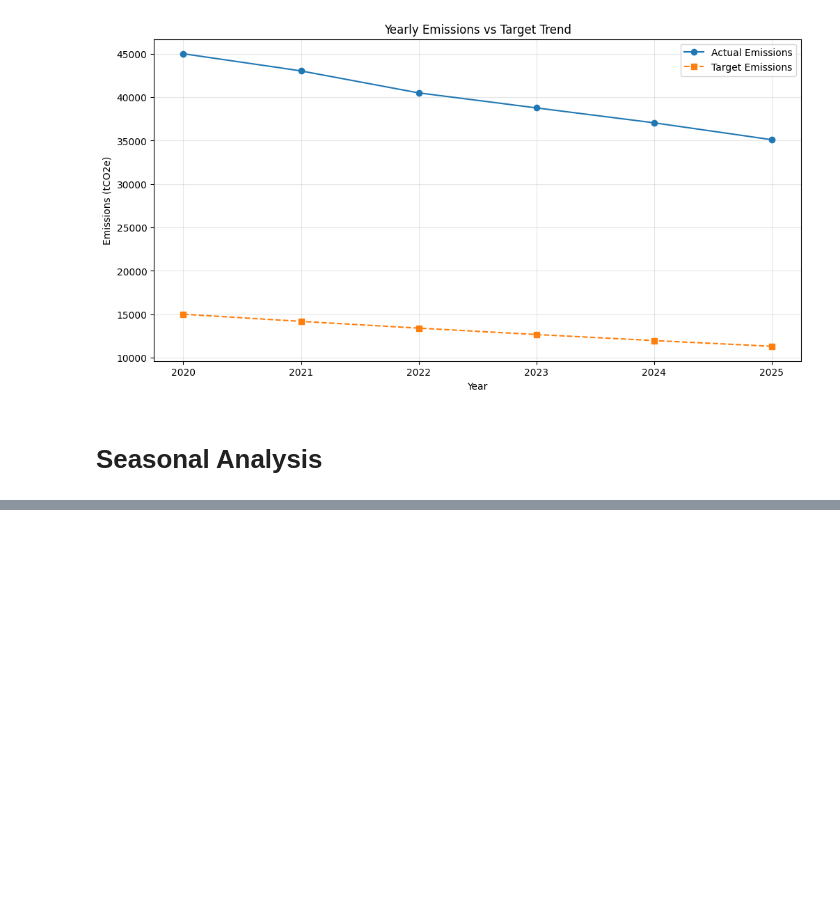
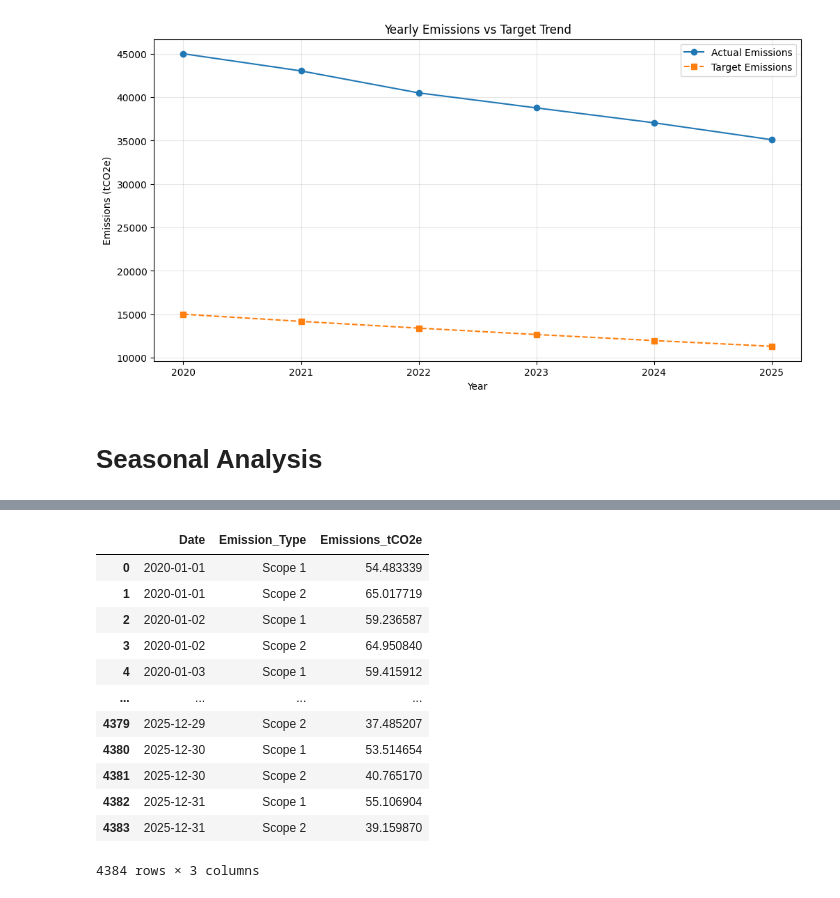
Before and after one commit to Ekeminimbabah/nexygen-carbon-emissions-forecasting, a Jupyter notebook: carbon_emission.ipynb, the cells around one changed output, grey strips where cells are left out. Drawn from its saved outputs; the diff is of its cells as text; code cells hidden in the pictures; blank space fills up the shorter version.

```diff
--- a/carbon_emission.ipynb
+++ b/carbon_emission.ipynb
@@ -235,0 +286,17 @@ plt.show()
+# %%
+emission_data = df.groupby(['Date', 'Emission_Type'])['Emissions_tCO2e'].sum().reset_index()
+emission_data
+# %% [output]
+|  | Date | Emission_Type | Emissions_tCO2e |
+| 0 | 2020-01-01 | Scope 1 | 54.483339 |
+| 1 | 2020-01-01 | Scope 2 | 65.017719 |
+| 2 | 2020-01-02 | Scope 1 | 59.236587 |
+| 3 | 2020-01-02 | Scope 2 | 64.950840 |
+| 4 | 2020-01-03 | Scope 1 | 59.415912 |
+| ... | ... | ... | ... |
+| 4379 | 2025-12-29 | Scope 2 | 37.485207 |
+| 4380 | 2025-12-30 | Scope 1 | 53.514654 |
+| 4381 | 2025-12-30 | Scope 2 | 40.765170 |
+| 4382 | 2025-12-31 | Scope 1 | 55.106904 |
+| 4383 | 2025-12-31 | Scope 2 | 39.159870 |
+4384 rows × 3 columns
```
Also changed, not shown: parts of 16 cells of this notebook, 5 other files.
